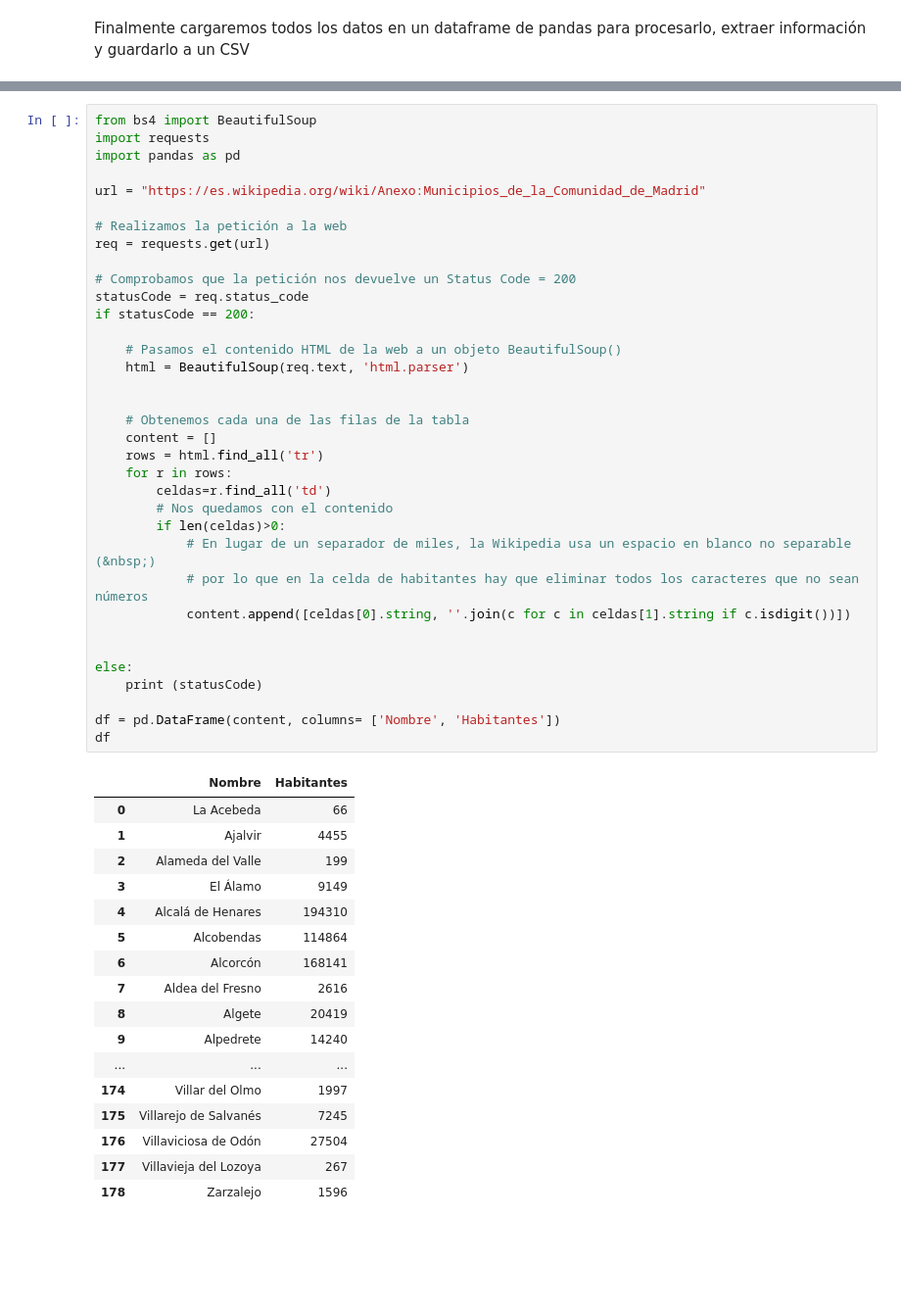
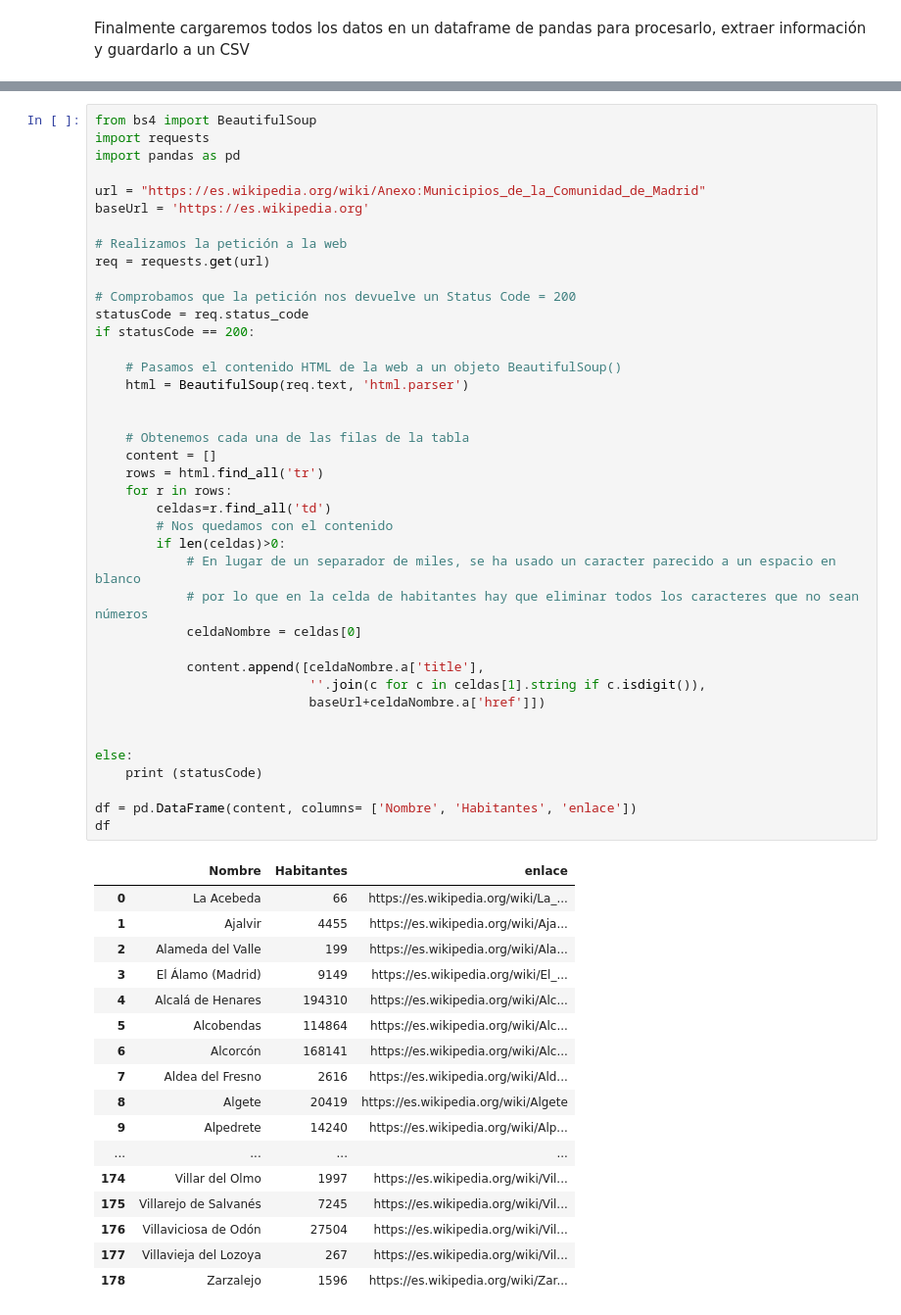
Before and after one commit to gjimenezUCM/showMeTheData-2018, a Jupyter notebook: notebooks/Beautifulsoup.ipynb, the cells around one changed output, grey strips where cells are left out. Shown: that part at 98% size. Saved outputs shown, nothing was run; the diff lists cells and outputs as text; blank space fills up the shorter version.

Commit message:
Actualización del ejemplo de Wikipedia, que había dejado de funcionar

```diff
--- a/notebooks/Beautifulsoup.ipynb
+++ b/notebooks/Beautifulsoup.ipynb
@@ -425,50 +474,55 @@ import requests
 import pandas as pd
 
 url = "https://es.wikipedia.org/wiki/Anexo:Municipios_de_la_Comunidad_de_Madrid"
+baseUrl = 'https://es.wikipedia.org'
 
 # Realizamos la petición a la web
 req = requests.get(url)
 
 # Comprobamos que la petición nos devuelve un Status Code = 200
 statusCode = req.status_code
 if statusCode == 200:
 
     # Pasamos el contenido HTML de la web a un objeto BeautifulSoup()
     html = BeautifulSoup(req.text, 'html.parser')
 
 
     # Obtenemos cada una de las filas de la tabla
     content = []
     rows = html.find_all('tr')
     for r in rows:
         celdas=r.find_all('td')
         # Nos quedamos con el contenido
         if len(celdas)>0:
-            # En lugar de un separador de miles, la Wikipedia usa un espacio en blanco no separable (&nbsp;)
+            # En lugar de un separador de miles, se ha usado un caracter parecido a un espacio en blanco
             # por lo que en la celda de habitantes hay que eliminar todos los caracteres que no sean números
-            content.append([celdas[0].string, ''.join(c for c in celdas[1].string if c.isdigit())])
+            celdaNombre = celdas[0]
+
+            content.append([celdaNombre.a['title'],
+                            ''.join(c for c in celdas[1].string if c.isdigit()),
+                            baseUrl+celdaNombre.a['href']])
 
 
 else:
     print (statusCode)
 
-df = pd.DataFrame(content, columns= ['Nombre', 'Habitantes'])
+df = pd.DataFrame(content, columns= ['Nombre', 'Habitantes', 'enlace'])
 df
 # %% [output]
-|  | Nombre | Habitantes |
-| 0 | La Acebeda | 66 |
-| 1 | Ajalvir | 4455 |
-| 2 | Alameda del Valle | 199 |
-| 3 | El Álamo | 9149 |
-| 4 | Alcalá de Henares | 194310 |
-| 5 | Alcobendas | 114864 |
-| 6 | Alcorcón | 168141 |
-| 7 | Aldea del Fresno | 2616 |
-| 8 | Algete | 20419 |
-| 9 | Alpedrete | 14240 |
-| ... | ... | ... |
-| 174 | Villar del Olmo | 1997 |
-| 175 | Villarejo de Salvanés | 7245 |
-| 176 | Villaviciosa de Odón | 27504 |
-| 177 | Villavieja del Lozoya | 267 |
-| 178 | Zarzalejo | 1596 |
+|  | Nombre | Habitantes | enlace |
+| 0 | La Acebeda | 66 | https://es.wikipedia.org/wiki/La_... |
+| 1 | Ajalvir | 4455 | https://es.wikipedia.org/wiki/Aja... |
+| 2 | Alameda del Valle | 199 | https://es.wikipedia.org/wiki/Ala... |
+| 3 | El Álamo (Madrid) | 9149 | https://es.wikipedia.org/wiki/El_... |
+| 4 | Alcalá de Henares | 194310 | https://es.wikipedia.org/wiki/Alc... |
+| 5 | Alcobendas | 114864 | https://es.wikipedia.org/wiki/Alc... |
+| 6 | Alcorcón | 168141 | https://es.wikipedia.org/wiki/Alc... |
+| 7 | Aldea del Fresno | 2616 | https://es.wikipedia.org/wiki/Ald... |
+| 8 | Algete | 20419 | https://es.wikipedia.org/wiki/Algete |
+| 9 | Alpedrete | 14240 | https://es.wikipedia.org/wiki/Alp... |
+| ... | ... | ... | ... |
+| 174 | Villar del Olmo | 1997 | https://es.wikipedia.org/wiki/Vil... |
+| 175 | Villarejo de Salvanés | 7245 | https://es.wikipedia.org/wiki/Vil... |
+| 176 | Villaviciosa de Odón | 27504 | https://es.wikipedia.org/wiki/Vil... |
+| 177 | Villavieja del Lozoya | 267 | https://es.wikipedia.org/wiki/Vil... |
+| 178 | Zarzalejo | 1596 | https://es.wikipedia.org/wiki/Zar... |
```
Also changed, not shown: parts of 16 cells of this notebook.
